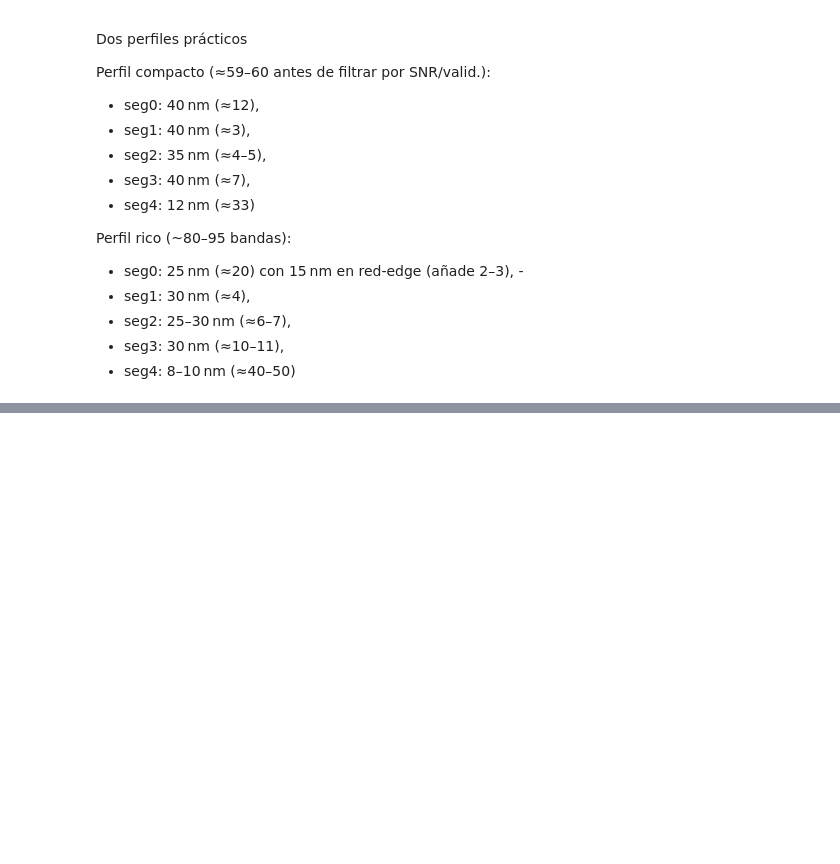
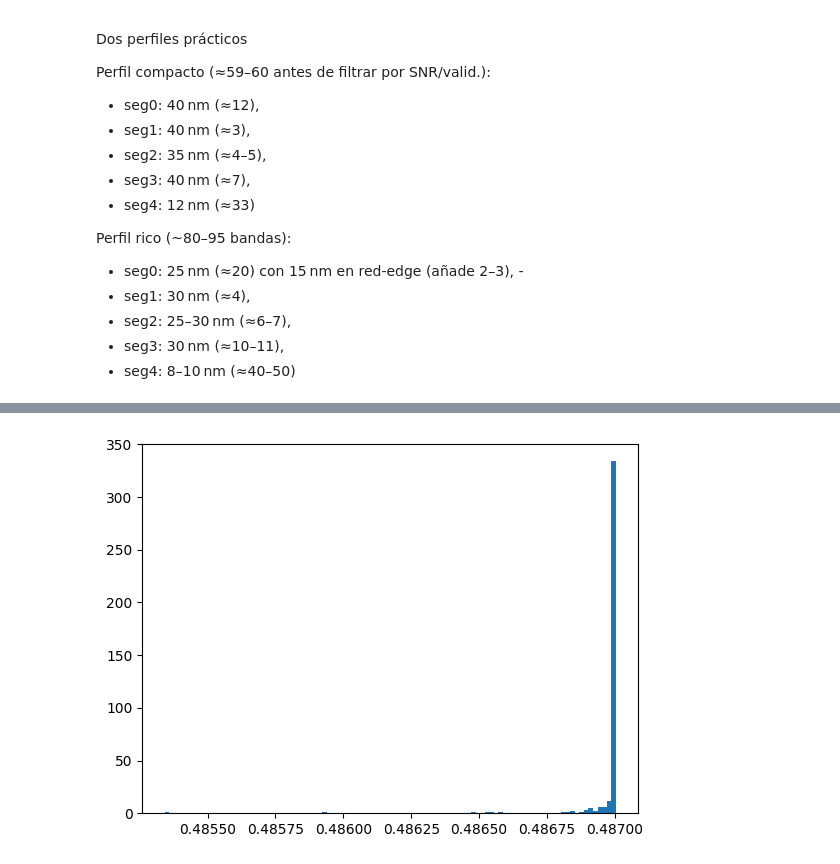
Before and after one commit to johnma96/thesis, a Jupyter notebook: notebooks/103-jmmz-eda.ipynb, the cells around one changed output, grey strips where cells are left out. Cells and saved outputs as stored; diff of their text form; code cells hidden in the pictures; blank space fills up the shorter version.

```diff
--- a/notebooks/103-jmmz-eda.ipynb
+++ b/notebooks/103-jmmz-eda.ipynb
@@ -903,0 +702,3 @@ print("Explained variance ratio:", [round(x,4) for x in expl_var])
+# %%
+valid_ratio = pd.read_csv(INTERIM_DATA + "/valid_ratio_per_band.csv")["valid_ratio"].values
+valid_ratio
@@ -903,0 +723,4 @@ print("Explained variance ratio:", [round(x,4) for x in expl_var])
+# %%
+_ = plt.hist(valid_ratio, bins=100)
+# %% [output]
+[figure, added]
```
Also changed, not shown: parts of 52 cells of this notebook, 1 other file.
